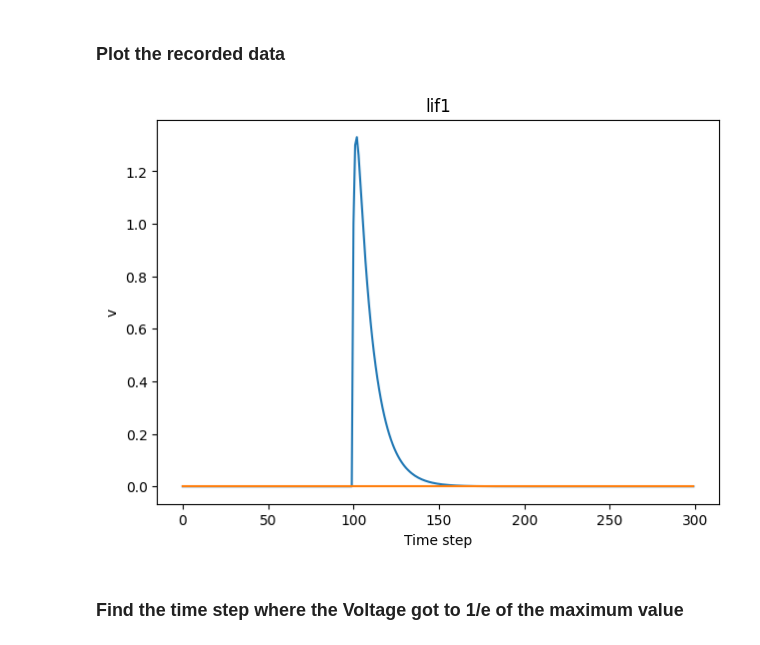
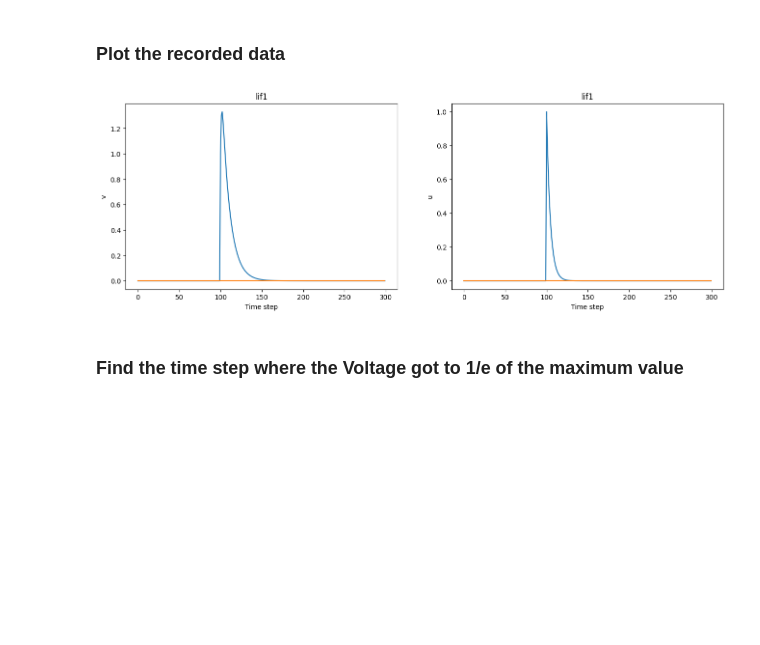
Before and after one commit to monkin77/thesis-lava, a Jupyter notebook: tutorials/custom/simple_lif.ipynb, the cells around one changed output. Cells and saved outputs as stored; diff of their text form; code cells hidden in the pictures; blank space fills up the shorter version.

Commit message:
Add: Example that has the same biological time constants for current (5ms) and voltage(20ms)

```diff
--- a/tutorials/custom/simple_lif.ipynb
+++ b/tutorials/custom/simple_lif.ipynb
@@ -36,11 +36,11 @@ n1 = 2   # Let's create a simple program with only 1 LIF layer
 import numpy as np
 
 # Create Processes
-lif1 = LIF(shape=(n1,),  # There are 5 neurons
+lif1 = LIF(shape=(n1,),  # There are 2 neurons
            vth=5,  # TODO: Verify these initial values
            v=0,
-           dv=0.1,    # Inverse of decay time-constant for voltage decay
-           du=0.6,  # Inverse of decay time-constant for current decay
+           dv=0.07,    # Inverse of decay time-constant for voltage decay
+           du=0.2,  # Inverse of decay time-constant for current decay
            bias_mant=0,
            bias_exp=0,
            name="lif1")
@@ -214,12 +214,14 @@ We can define the `Var` that a `Monitor` should record, as well as the recording
 # %%
 from lava.proc.monitor.process import Monitor
 
-monitor_lif1 = Monitor()
+monitor_lif1_v = Monitor()
+monitor_lif1_u = Monitor()
 
 num_steps = 300     # TODO: Check the number of steps to run the simulation for
 
 # Connect the monitors to the variables we want to monitor
-monitor_lif1.probe(lif1.v, num_steps)
+monitor_lif1_v.probe(lif1.v, num_steps)
+monitor_lif1_u.probe(lif1.u, num_steps)
 # %% [markdown]
 ## Execution
 Now that we have defined the network, we can execute it. We will use the `run` function to execute the network.
@@ -272,16 +278,18 @@ len(data_lif1['lif1']['v'])     # Indeed, there are 300 values (same as the numb
 # %%
 import matplotlib
 %matplotlib inline
 from matplotlib import pyplot as plt
 
 # Create a subplot for each monitored variable
 fig = plt.figure(figsize=(16, 5))
 ax0 = fig.add_subplot(121)
+ax1 = fig.add_subplot(122)
 
 # Plot the data
 monitor_lif1.plot(ax0, lif1.v)
+monitor_lif1_u.plot(ax1, lif1.u)
 # %% [output]
-[figure, old version]
+[figure, new version]
 # %% [markdown]
 ### Find the time step where the Voltage got to 1/e of the maximum value
 # %%
```
Also changed, not shown: parts of 6 cells of this notebook, 1 other file.
